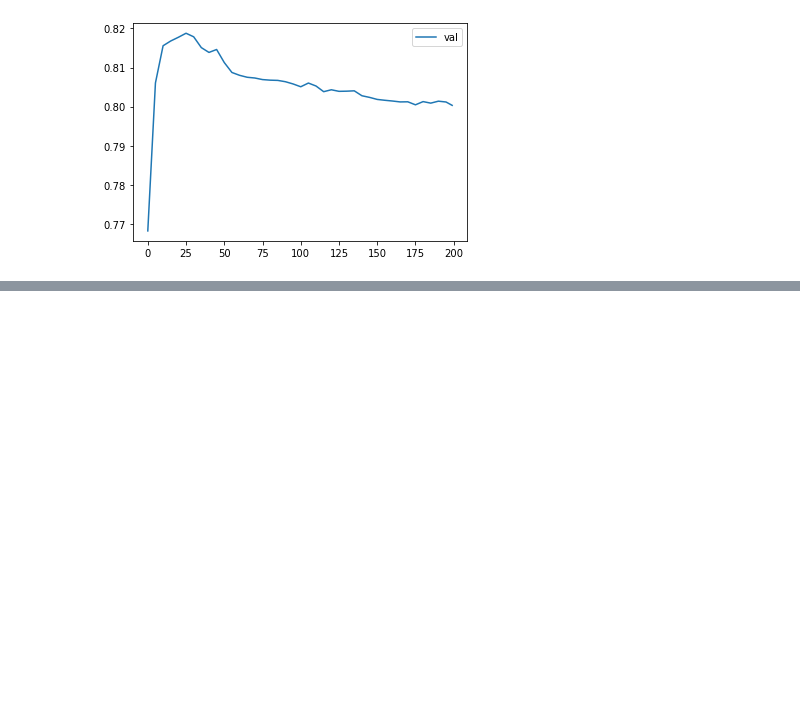
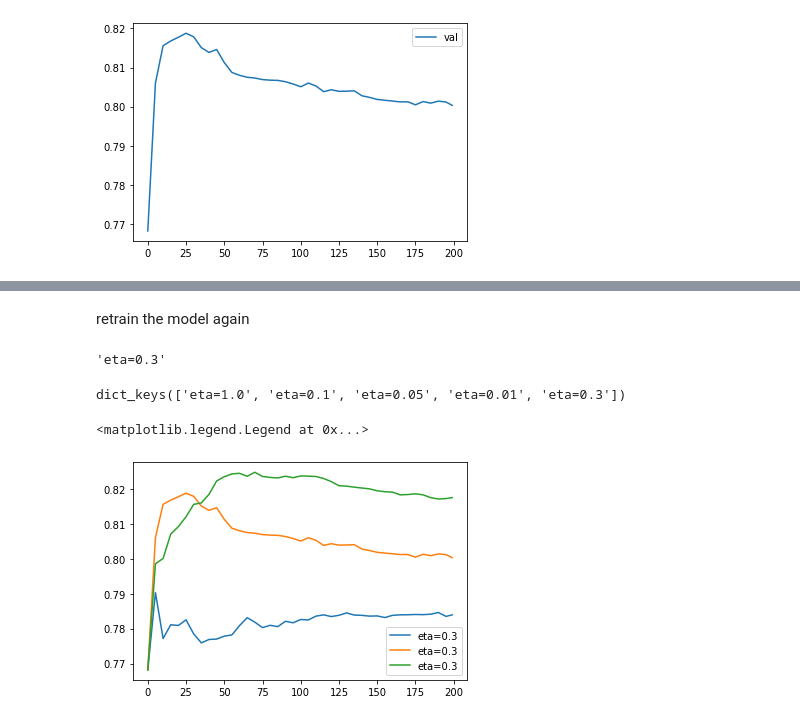
Before and after one commit to AiJared/ML-Roadmap, a Jupyter notebook: Trees/Credit Risk Scoring.ipynb, the cells around one changed output, grey strips where cells are left out. Cells and saved outputs as stored; diff of their text form; code cells hidden in the pictures; blank space fills up the shorter version.

```diff
--- a/Trees/Credit Risk Scoring.ipynb
+++ b/Trees/Credit Risk Scoring.ipynb
@@ -939,6 +897,0 @@ dict_keys(['eta=1.0', 'eta=0.1', 'eta=0.05', 'eta=0.01', 'eta=0.3'])
-# %%
-# plot all the keys
-etas = ["eta=1.0", "eta=0.3", "eta=0.1"]
-for key, df_score in scores.items():
-    plt.plot(df_score.num_iter, df_score.val_auc, label=key)
-plt.legend()
@@ -947,0 +907,2 @@ plt.legend()
+# %% [markdown]
+retrain the model again
@@ -947,0 +928,21 @@ plt.legend()
+# %%
+# make eta the key of the scores dictionary
+key = "eta=%s" % (xgb_params['eta'])
+scores[key] = parse_xgb_output(output)
+key
+# %% [output]
+'eta=0.3'
+# %%
+scores.keys()
+# %% [output]
+dict_keys(['eta=1.0', 'eta=0.1', 'eta=0.05', 'eta=0.01', 'eta=0.3'])
+# %%
+# plot all the keys
+etas = ["eta=1.0", "eta=0.3", "eta=0.1"]
+for eta in etas:
+    df_score = scores[eta]
+    plt.plot(df_score.num_iter, df_score.val_auc, label=key)
+plt.legend()
+# %% [output]
+<matplotlib.legend.Legend at 0x...>
+[figure, added]
```
Also changed, not shown: parts of 16 cells of this notebook.
